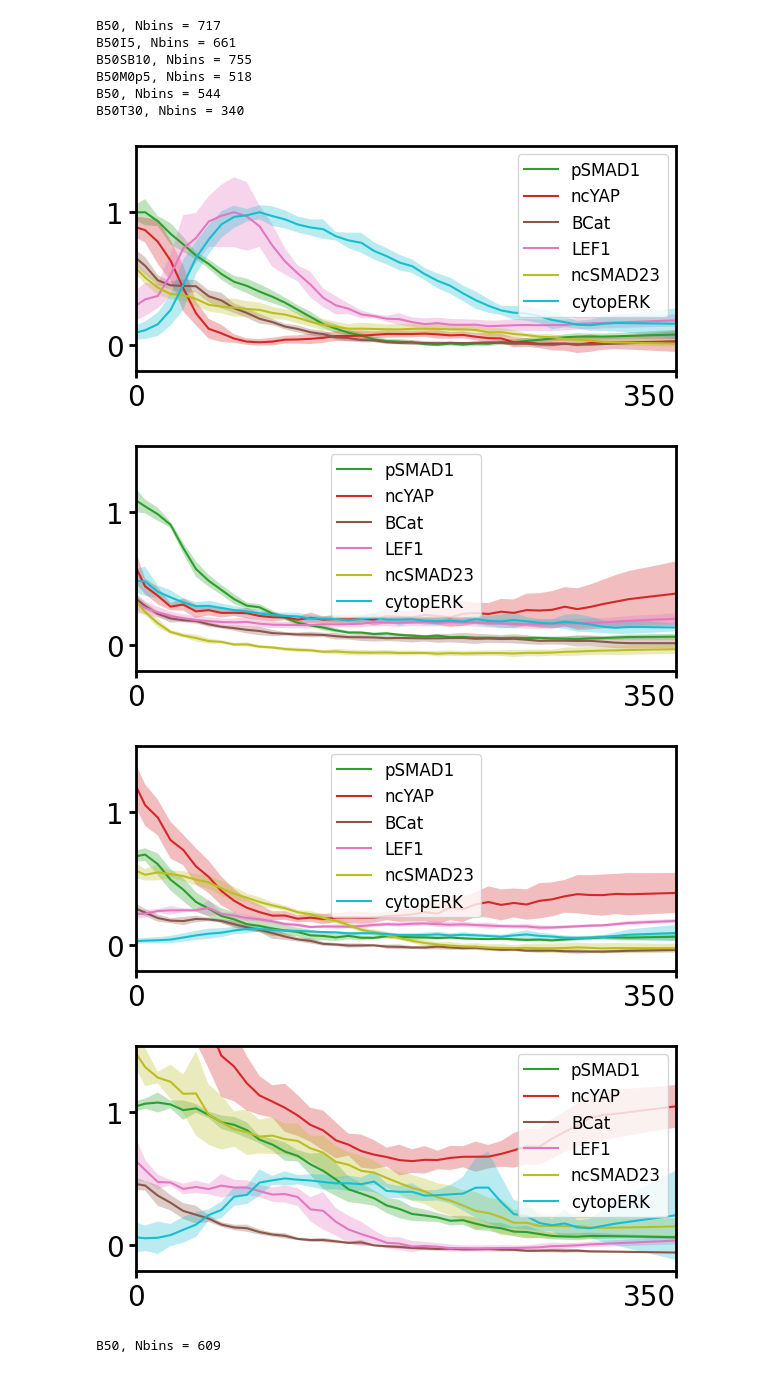
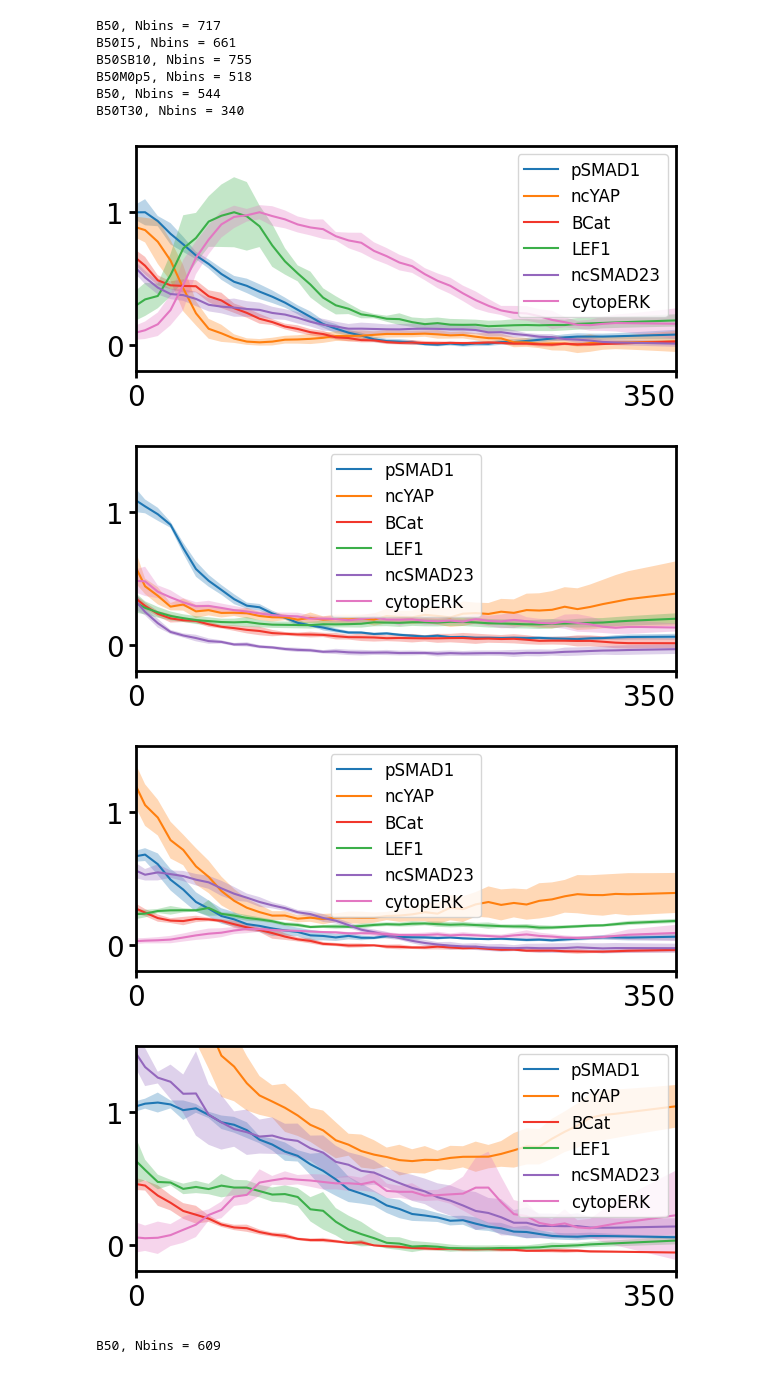
Before and after one commit to idse/signaldecoding, a Jupyter notebook: fig5b.ipynb, the cells around one changed output. Cells and saved outputs as stored; diff of their text form; code cells hidden in the pictures.

Commit message:
added correct signal colormap

```diff
--- a/fig5b.ipynb
+++ b/fig5b.ipynb
@@ -46,6 +46,14 @@ importlib.reload(IIF);
 # Z2 and X7 only measured a 7-gene subset of Exp20's 16 genes.
 
 dataDir = '/Users/idse/data_tmp/signaldecoding/'
+coldict_signals = {
+    'pSMAD1': '#1F77B4',
+    'ncYAP': '#ff7f0e',
+    'LEF1': '#3BAF49',
+    'BCat': '#F1362B',
+    'ncSMAD23': '#9467BD',
+    'cytopERK': '#E377C2',
+}
 
 # Load all three datasets
 config = IIF.ExperimentConfig(
@@ -513,7 +521,6 @@ B50T30, Nbins = 340
 fs = 16
 fs_ticks = 20
 sw = 2
-color_dict = dict(zip(config.signal_names, fns_plot.return_colmaps('signals', N_var=len(config.signal_names))))
 
 for legend in [True]:
     suffix = '_legend' if legend else ''
@@ -526,7 +533,7 @@ for legend in [True]:
         for s in sigs_to_plot:
             h = exp_norm.plotRadialProfiles(
                 s, cond, mode='colonies', sigma=1,
-                color=color_dict[s], ax=ax
+                color=coldict_signals[s], ax=ax
             )
             handles.append(h)
 
@@ -534,37 +541,37 @@ for legend in [True]:
         ax.set_ylabel('', fontsize=fs)
         ax.set_ylim(-0.2, 1.5)
 
         ax.set_xticks([0, 350])
         ax.set_xticklabels(['0', '350'], fontsize=fs_ticks)
 
         # Center '0' under its tick, right-align '350' under its tick
         ax.xaxis.get_major_ticks()[0].label1.set_horizontalalignment('center')
         ax.xaxis.get_major_ticks()[1].label1.set_horizontalalignment('right')
         ax.set_box_aspect(1/2.4)  # match fate_histogram aspect ratio
 
         for spine in ax.spines.values():
             spine.set_linewidth(sw)
 
         ax.tick_params(axis='x', labelsize=fs_ticks, width=sw, length=5)
         ax.tick_params(axis='y', labelsize=fs_ticks, width=sw, length=5)
 
         y_min, y_max = ax.get_ylim()
         ax.set_yticks(np.arange(int(np.ceil(y_min)), int(np.floor(y_max)) + 1, 1))
 
         if legend:
             ax.legend(handles=handles, labels=sigs_to_plot, fontsize=12)
 
         plt.tight_layout()
         plt.savefig(
             dataDir+f'Fig5/signaling_profiles_{label}{suffix}.png', dpi=150, bbox_inches='tight'
         )
         plt.show()
         plt.close()
 # %% [output]
-[figure, old version]
+[figure, new version]
-[figure, old version]
+[figure, new version]
-[figure, old version]
+[figure, new version]
-[figure, old version]
+[figure, new version]
 # %%
 # Set up for the naive-vs-KNN SYNTHETIC perturbation comparison below: take Exp20's
 # own B50 control data, and also compute a KNN-smoothed version of it (so the 'KNN
```
